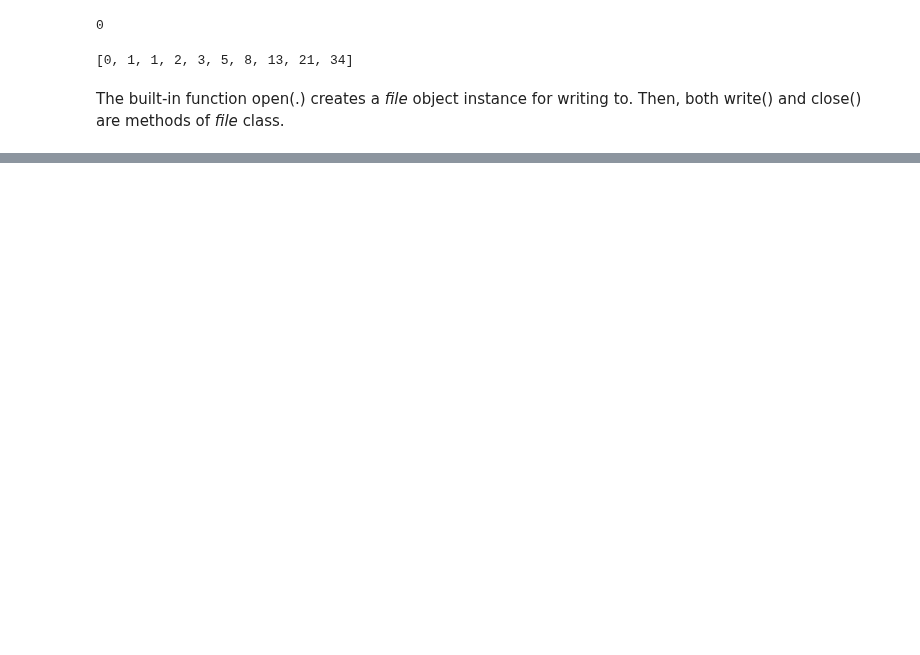
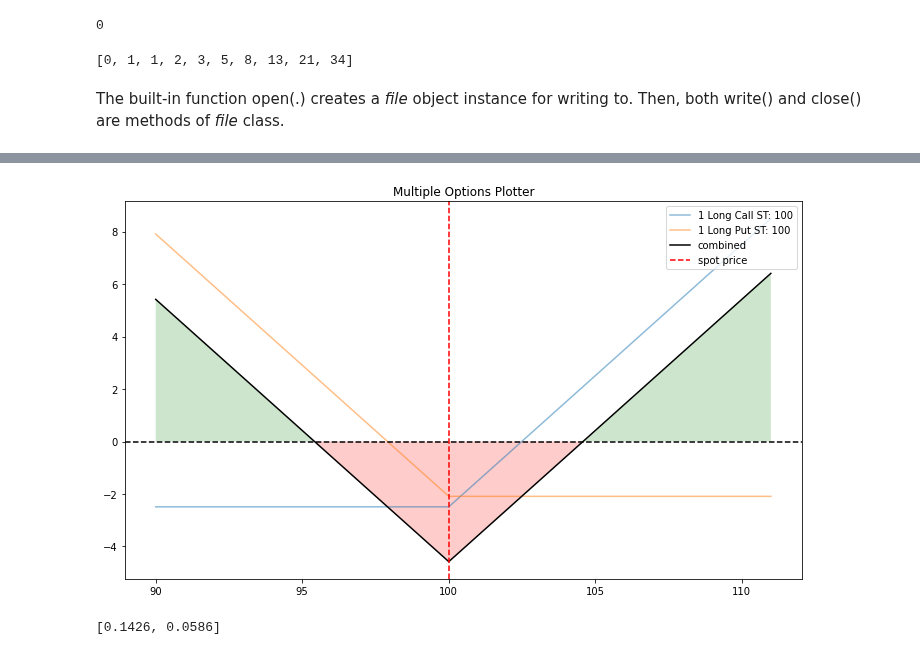
Before and after one commit to adevrent/wqu_mscfe, a Jupyter notebook: Financial Data/M4/L1.ipynb, the cells around one changed output, grey strips where cells are left out. Cells and saved outputs as stored; diff of their text form; code cells hidden in the pictures; blank space fills up the shorter version.

```diff
--- a/Financial Data/M4/L1.ipynb
+++ b/Financial Data/M4/L1.ipynb
@@ -184,0 +482,17 @@ Then, both write() and close() are methods of *file* class.
+# %%
+myCall = {"op_type": "c", "strike": 100, "tr_type": "b", "op_pr": 2.49}
+myPut = {"op_type": "p", "strike": 100, "tr_type": "b", "op_pr": 2.09}
+op_list = [myCall, myPut]
+op.multi_plotter(spot=100, spot_range=10, op_list=op_list)
+
+# Long straddle position (long call and long put)
+# %% [output]
+[figure, added]
+# %%
+myCall2 = Option(european=True, kind="call", s0=100, k=110, t=30, sigma=0.20, r=0.05, dv=0)
+myPut2 = Option(european=True, kind="put", s0=100, k=90, t=30, sigma=0.20, r=0.05, dv=0)
+callBS2 = round(myCall2.getPrice(), 4)
+putBS2 = round(myPut2.getPrice(), 4)
+print([callBS2, putBS2])  # prices of the options
+# %% [output]
+[0.1426, 0.0586]
```
Also changed, not shown: parts of 41 cells of this notebook.
